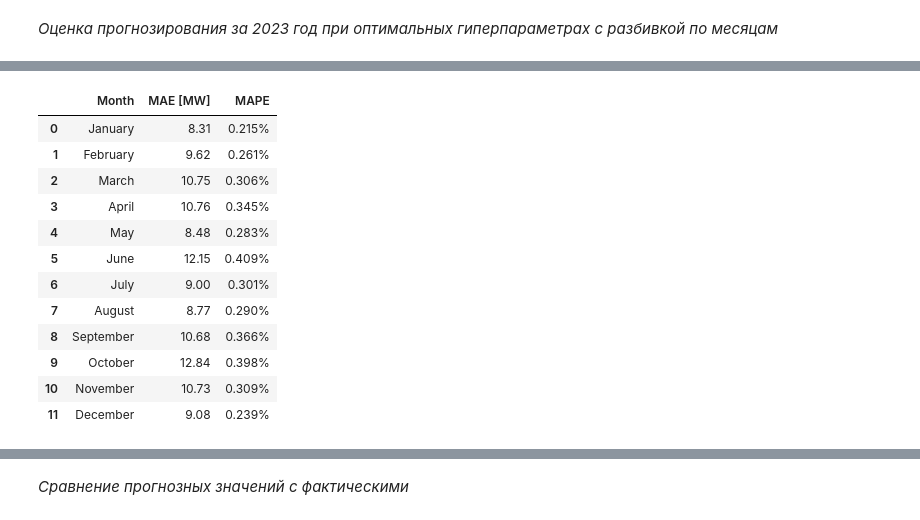
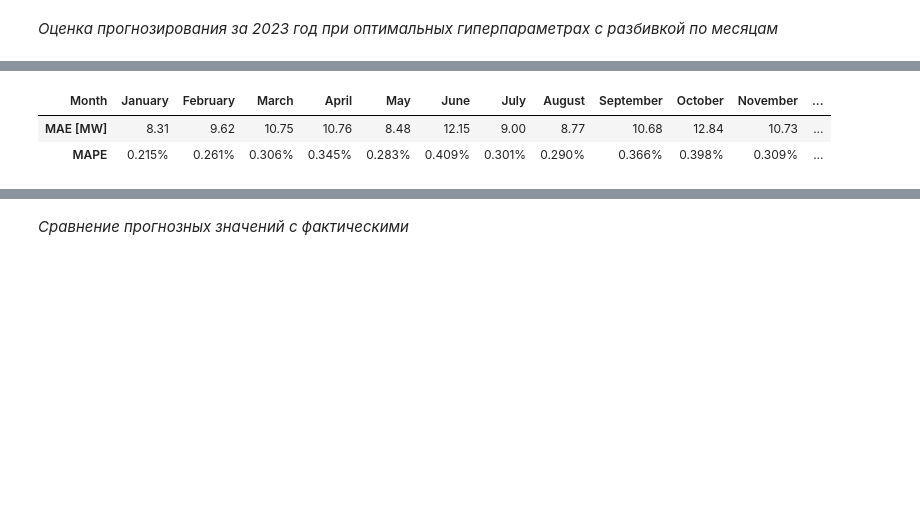
Before and after one commit to caapel/ForecastPowerEnergy, a Jupyter notebook: volume_energy_analisys(2023) XGBoost.ipynb, the cells around one changed output, grey strips where cells are left out. Saved outputs shown, nothing was run; the diff lists cells and outputs as text; code cells hidden in the pictures; blank space fills up the shorter version.

```diff
--- a/volume_energy_analisys(2023) XGBoost.ipynb
+++ b/volume_energy_analisys(2023) XGBoost.ipynb
@@ -432,0 +554,13 @@ features_table.sort_values(by='importance', ascending=False)
+# %%
+%%time
+
+df_boost_test = df_test.copy()  # формируем тестовый датафрейм
+df_boost_train = df_train[df_train['Year'] > datetime.now().year - best_HP['period'] - 2]  # формируем обучающий датафрейм
+
+# обучаем модель
+model = xgb.XGBRegressor(tree_method = 'gpu_hist', # включаем ранее найденные оптимальные гиперпараметры
+                         n_estimators = int(best_HP['n_estimators']),
+                         max_depth = int(best_HP['max_depth']))
+
+model.fit(df_boost_train[dataset[best_HP['index']]], df_boost_train['Volume'])
+df_boost_test[predictions[best_HP['index']]] = model.predict(df_boost_test[dataset[best_HP['index']]])
@@ -432,0 +570,21 @@ features_table.sort_values(by='importance', ascending=False)
+# %%
+month = list(name for name in calendar.month_name)
+
+df_month_result = pd.DataFrame({'Month':[],
+                                'MAE [MW]':[],
+                                'MAPE':[]})
+
+for i in range(12):
+    df_month = df_boost_test[df_boost_test['Month'] == i + 1]
+    if df_month.shape[0]:
+        df_month_result.loc[i] = (month[i + 1],
+                                  f"{MAE(df_month[predictions[best_HP['index']]], df_month['Volume']):.2f}",
+                                  f"{MAPE(df_month[predictions[best_HP['index']]], df_month['Volume']):.3%}")
+
+df_month_result = pd.concat([df_month_result,
+                             pd.DataFrame({'Month': 'Average',
+                                           'MAE [MW]': f"{MAE(df_boost_test[predictions[best_HP['index']]], df_boost_test['Volume']):.2f}",
+                                           'MAPE': f"{MAPE(df_boost_test[predictions[best_HP['index']]], df_boost_test['Volume']):.3%}"},
+                             index = [0])])
+
+df_month_result.set_index('Month').T
@@ -607,32 +856,26 @@ Wall time: 1.94 s
 # %%
 month = list(name for name in calendar.month_name)
 
 df_month_result = pd.DataFrame({'Month':[],
                                 'MAE [MW]':[],
                                 'MAPE':[]})
 
 for i in range(12):
     df_month = df_boost_test[df_boost_test['Month'] == i + 1]
     if df_month.shape[0]:
         df_month_result.loc[i] = (month[i + 1],
                                   f"{MAE(df_month[predictions[best_HP['index']]], df_month['Volume']):.2f}",
                                   f"{MAPE(df_month[predictions[best_HP['index']]], df_month['Volume']):.3%}")
 
+df_month_result = pd.concat([df_month_result,
+                             pd.DataFrame({'Month': 'Average',
+                                           'MAE [MW]': f"{MAE(df_boost_test[predictions[best_HP['index']]], df_boost_test['Volume']):.2f}",
+                                           'MAPE': f"{MAPE(df_boost_test[predictions[best_HP['index']]], df_boost_test['Volume']):.3%}"},
+                             index = [0])])
 
-#df_month_result.set_index("Month")
-df_month_result
+df_month_result.set_index('Month').T
 # %% [output]
-|  | Month | MAE [MW] | MAPE |
-| 0 | January | 8.31 | 0.215% |
-| 1 | February | 9.62 | 0.261% |
-| 2 | March | 10.75 | 0.306% |
-| 3 | April | 10.76 | 0.345% |
-| 4 | May | 8.48 | 0.283% |
-| 5 | June | 12.15 | 0.409% |
-| 6 | July | 9.00 | 0.301% |
-| 7 | August | 8.77 | 0.290% |
-| 8 | September | 10.68 | 0.366% |
-| 9 | October | 12.84 | 0.398% |
-| 10 | November | 10.73 | 0.309% |
-| 11 | December | 9.08 | 0.239% |
+| Month | January | February | March | April | May | June | July | August | September | October | November | ... |
+| MAE [MW] | 8.31 | 9.62 | 10.75 | 10.76 | 8.48 | 12.15 | 9.00 | 8.77 | 10.68 | 12.84 | 10.73 | ... |
+| MAPE | 0.215% | 0.261% | 0.306% | 0.345% | 0.283% | 0.409% | 0.301% | 0.290% | 0.366% | 0.398% | 0.309% | ... |
 # %% [markdown]
```
Also changed, not shown: parts of 34 cells of this notebook, 1 other file.
